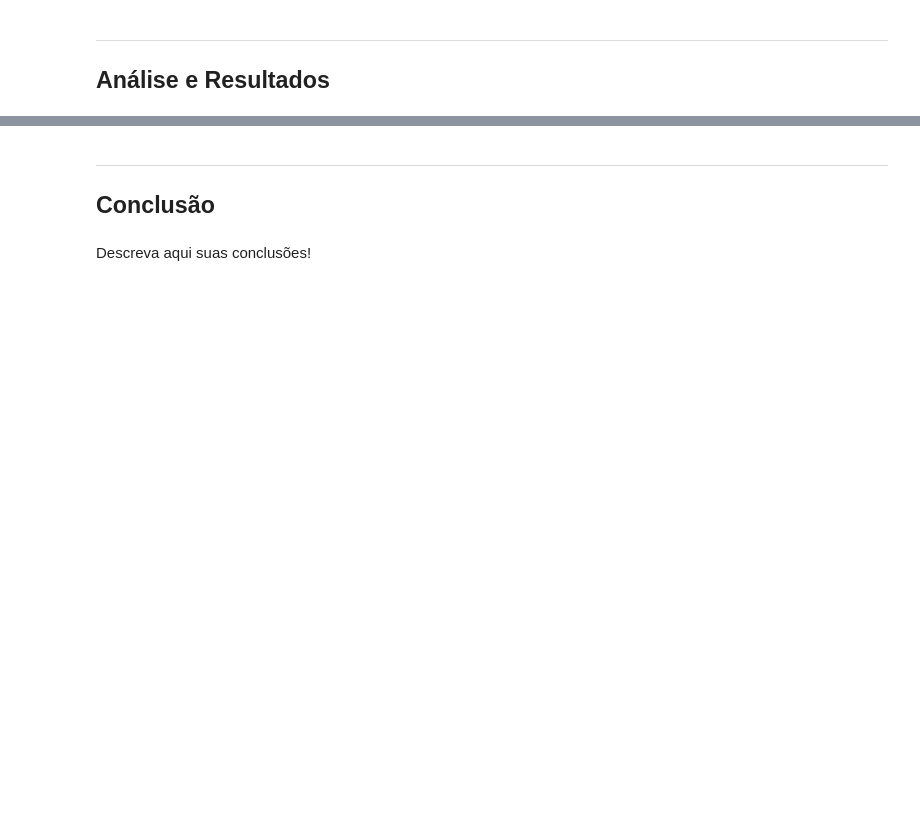
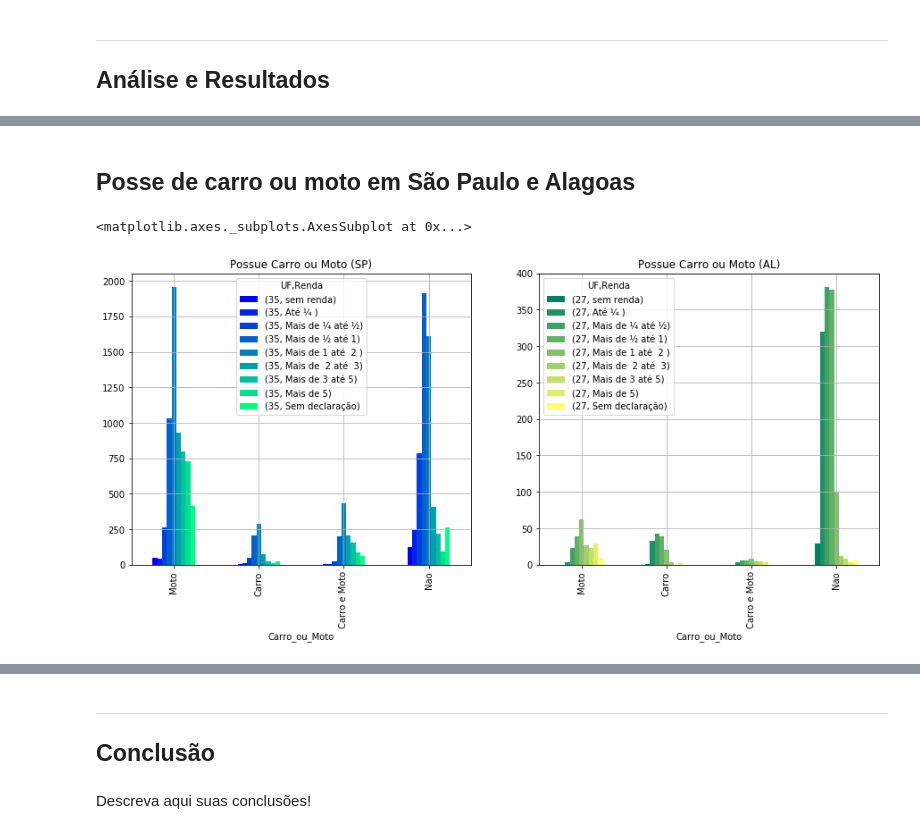
Before and after one commit to Brunoic/projeto1_Ciencia_Dados, a Jupyter notebook: Projeto1 Layout-checkpoint.ipynb, the cells around one changed output, grey strips where cells are left out. Saved outputs shown, nothing was run; the diff lists cells and outputs as text; code cells hidden in the pictures; blank space fills up the shorter version.

```diff
--- a/Projeto1 Layout-checkpoint.ipynb
+++ b/Projeto1 Layout-checkpoint.ipynb
@@ -31,16 +35,31 @@ C:\Users\Bruno\Documents\INSPER_2\CIENCIA_DADOS\projeto1
 # %%
-#Se usar o arquivo descompactado
+#abrindo o arquivo
 dados2009 = pd.read_csv('DOM2009.csv',sep=',')
 
-#COLUNAS
+# SELECIONANDO COLUNAS
 df09 = pd.DataFrame()
 df09["UF"] = dados2009["UF"]
 df09["Renda"] = dados2009["V4622"]
 df09["Seguranca_alimentar"] = dados2009["V4623"]
 df09["Abastecimento_de_agua"] = dados2009["V4624"]
 df09["Carro_ou_Moto"] = dados2009["V2032"]
-df09["fogao"] = dados2009["V0221"]
+df09["comodos_do_domicilio"] = dados2009["V0205"]
 df09 = df09.dropna(0,how="any")
-
-#Se usar o arquivo compactado como está no dropbox púbico
-#pd.read_csv('DOM2015csv.zip', compression='zip', header=0, sep=',', quotechar='"')
+# %%
+#classificando e modificando variaveis
+df09.Carro_ou_Moto = df09.Carro_ou_Moto.astype("category")
+df09.Carro_ou_Moto.cat.categories = (["Moto","Carro","Carro e Moto","Nao"])
+df09.comodos_do_domicilio = df09.comodos_do_domicilio.astype("float")
+df09.Renda = df09.Renda.astype('category')
+df09.Renda.cat.categories = (['sem renda','Até ¼ ','Mais de ¼ até ½','Mais de ½ até 1','Mais de 1 até  2 ','Mais de  2 até  3','Mais de 3 até 5','Mais de 5','Sem declaração'])
+df09.Abastecimento_de_agua = df09.Abastecimento_de_agua.astype('category')
+df09.Abastecimento_de_agua.cat.categories = (['Rede geral com canalização interna','Poço ou nascente com canalização interna','Outra procedência com canalização interna','Rede geral sem canalização interna','Poço ou nascente sem canalização interna','Outra procedência sem canalização interna'])
+
+
+#redefinindo seguranca alimentar
+df09.Seguranca_alimentar[(df09.Seguranca_alimentar == 1)|(df09.Seguranca_alimentar == 6)] = [1]
+df09.Seguranca_alimentar[(df09.Seguranca_alimentar == 2)|(df09.Seguranca_alimentar == 7)] = [2]
+df09.Seguranca_alimentar[(df09.Seguranca_alimentar == 3)|(df09.Seguranca_alimentar == 8)] = [3]
+df09.Seguranca_alimentar[(df09.Seguranca_alimentar == 4)|(df09.Seguranca_alimentar == 9)] = [4]
+df09.Seguranca_alimentar = df09.Seguranca_alimentar.astype("category")
+df09.Seguranca_alimentar.cat.categories = (["segurança",'Insegurança leve','inseguranca moderada','inseguranca grave'])
@@ -46,0 +79,13 @@ df09 = df09.dropna(0,how="any")
+# %% [markdown]
+## Posse de carro ou moto em São Paulo e Alagoas
+# %%
+fig, axes = plt.subplots(nrows=1, ncols=2 )
+
+Cross_Carro_SP = pd.crosstab(df09[df09.UF == 35].Carro_ou_Moto,[df09[df09.UF == 35].UF,df09[df09.UF == 35].Renda])
+Cross_Carro_SP.plot(kind = "bar",figsize = (15,6),grid = True,colormap = "winter",title = "Possue Carro ou Moto (SP)", ax = axes[0])
+
+Cross_Carro_AL = pd.crosstab(df09[df09.UF == 27].Carro_ou_Moto,[df09[df09.UF == 27].UF,df09[df09.UF == 27].Renda])
+Cross_Carro_AL.plot(kind = "bar",figsize = (15,6),grid = True,colormap = "summer",title = "Possue Carro ou Moto (AL)", ax = axes[1])
+# %% [output]
+<matplotlib.axes._subplots.AxesSubplot at 0x...>
+[figure, added]
```
Also changed, not shown: parts of 41 cells of this notebook, 1 other file.
